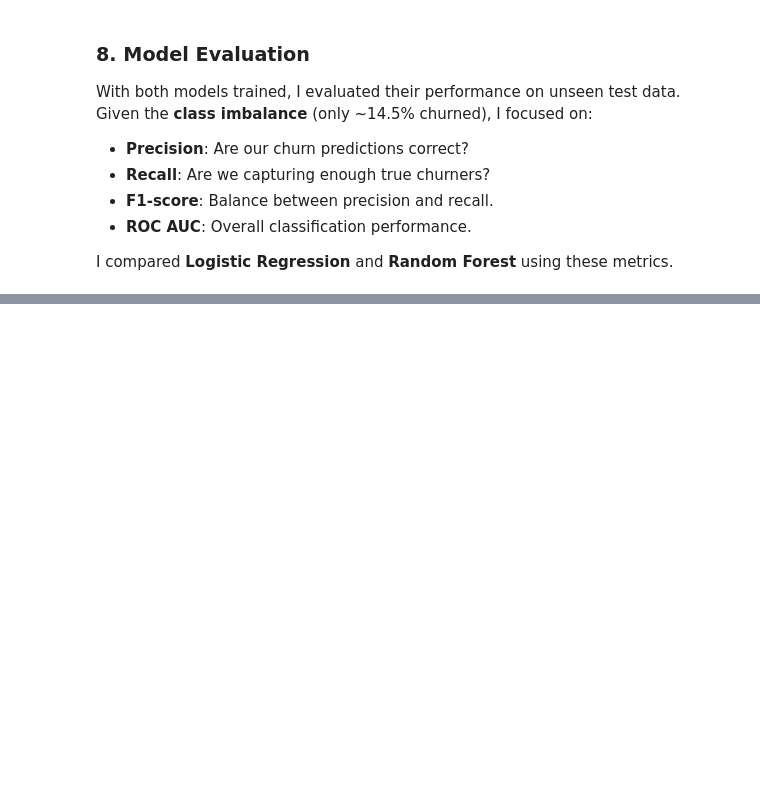
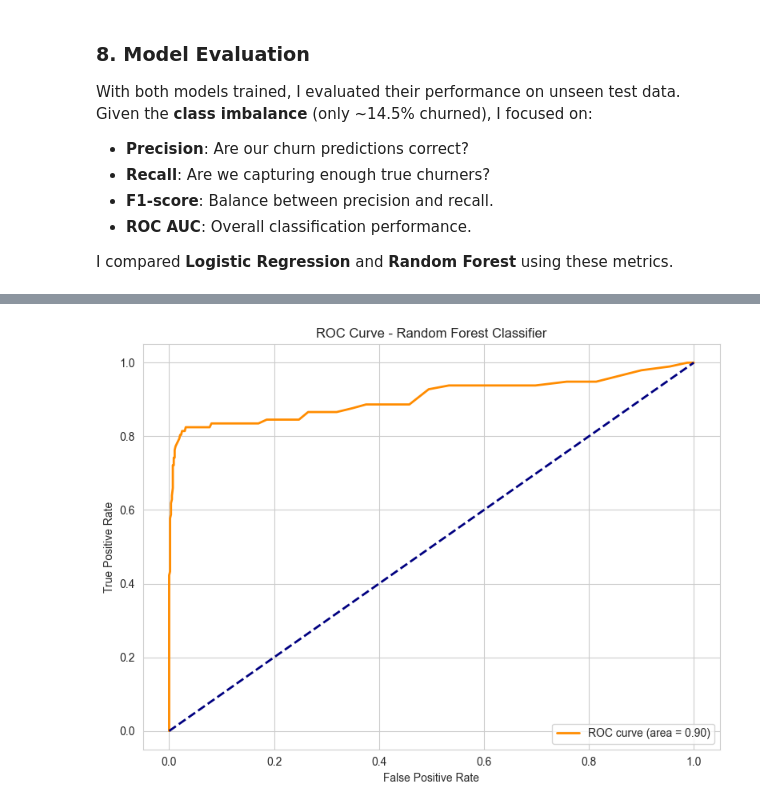
Before and after one commit to snyabut/SamwelOngechi_Churn-SyriaTel, a Jupyter notebook: Phase3_Project_final_Samwel_Ongechi.ipynb, the cells around one changed output, grey strips where cells are left out. Cells and saved outputs as stored; diff of their text form; code cells hidden in the pictures; blank space fills up the shorter version.

```diff
--- a/Phase3_Project_final_Samwel_Ongechi.ipynb
+++ b/Phase3_Project_final_Samwel_Ongechi.ipynb
@@ -560,0 +615,16 @@ I compared **Logistic Regression** and **Random Forest** using these metrics.
+# %%
+# Plot ROC Curve for Random Forest
+fpr, tpr, _ = roc_curve(y_test, rf_pipeline.predict_proba(X_test)[:, 1])
+
+plt.figure(figsize=(8, 6))
+plt.plot(fpr, tpr, color='darkorange', lw=2, label=f'ROC curve (area = {auc_rf:.2f})')
+plt.plot([0, 1], [0, 1], color='navy', lw=2, linestyle='--')
+plt.xlabel('False Positive Rate')
+plt.ylabel('True Positive Rate')
+plt.title('ROC Curve - Random Forest Classifier')
+plt.legend(loc='lower right')
+plt.tight_layout()
+plt.savefig('visualizations/roc_curve_random_forest.png')
+plt.show()
+# %% [output]
+[figure, added]
```
Also changed, not shown: parts of 5 cells of this notebook, 1 other file.
